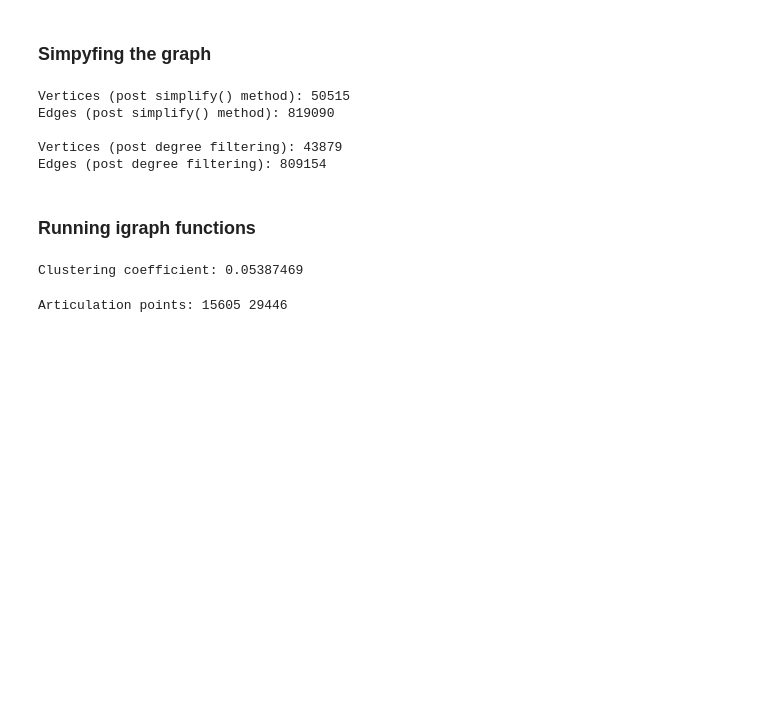
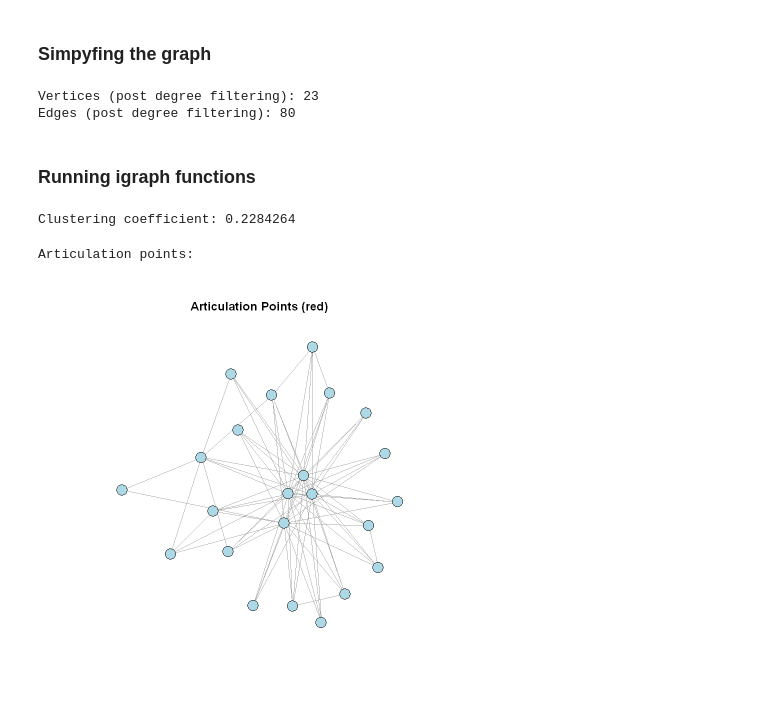
Before and after one commit to ilpalazz0/Big-Data-Assignment-1, a Jupyter notebook: graph.ipynb, the cells around one changed output. Saved outputs shown, nothing was run; the diff lists cells and outputs as text; code cells hidden in the pictures; blank space fills up the shorter version.

```diff
--- a/graph.ipynb
+++ b/graph.ipynb
@@ -23,8 +11,16 @@ The following object is masked from 'package:base':
 edges <- read.csv("./data/fb-pages-artist.edges", header = FALSE, col.names = c("from", "to"))
 nodes <- read.csv("./data/fb-pages-artist.nodes", header = TRUE)
 
+nodes$new_id <- as.character(nodes$new_id)
+edges$from <- as.character(edges$from)
+edges$to <- as.character(edges$to)
+
+# Remove edges where either endpoint is missing from nodes
+valid_ids <- nodes$new_id
+edges <- edges[edges$from %in% valid_ids & edges$to %in% valid_ids,]
+
 # Creating the graph from the edge list
-g <- graph_from_data_frame(edges, directed = FALSE)
+g <- graph_from_data_frame(edges, directed = FALSE, vertices = nodes[, c("new_id", "name")])
 # %% [markdown]
 ### Graph properties
 # %%
@@ -44,32 +40,35 @@ Minimum degree: 1
 # %% [markdown]
 ### Simpyfing the graph
 # %%
-# running simplify() on g, removes duplicate edges and loops
-g <- simplify(g, remove.multiple = TRUE, remove.loops = TRUE)
+# removing vertices with degree less than 3
 
-cat("Vertices (post simplify() method):", vcount(g),"\nEdges (post simplify() method):", ecount(g), "\n")
+g <- delete_vertices(g, V(g)[degree(g) < 1000])
 
-# removing vertices with degree less than 3
-for (i in 1:4) {
-  g <- delete_vertices(g, V(g)[degree(g) < 3])
-}
 cat("\nVertices (post degree filtering):", vcount(g),"\nEdges (post degree filtering):", ecount(g), "\n")
 # %% [output]
-Vertices (post simplify() method): 50515
-Edges (post simplify() method): 819090
-
-Vertices (post degree filtering): 43879
-Edges (post degree filtering): 809154
+Vertices (post degree filtering): 23
+Edges (post degree filtering): 80
 # %% [markdown]
 ### Running igraph functions
 # %%
 cat("Clustering coefficient:", transitivity(g), "\n")
 # %% [output]
-Clustering coefficient: 0.05387469
+Clustering coefficient: 0.2284264
 # %%
-cat("Articulation points:", articulation_points(g), "\n")
+g.ap <- articulation_points(g)
+cat("Articulation points:", g.ap, "\n")
 # %% [output]
-Articulation points: 15605 29446
+Articulation points:
+# %%
+V(g)$color <- "lightblue"
+V(g)[g.ap]$color <- "red"
+plot(g,
+     vertex.color = V(g)$color,
+     vertex.size = 8,
+     vertex.label = NA,
+     main = "Articulation Points (red)")
+# %% [output]
+[figure, added]
 # %%
 g.coreness <- coreness(g)
 node_names <- V(g)$name
```
Also changed, not shown: parts of 20 cells of this notebook.
